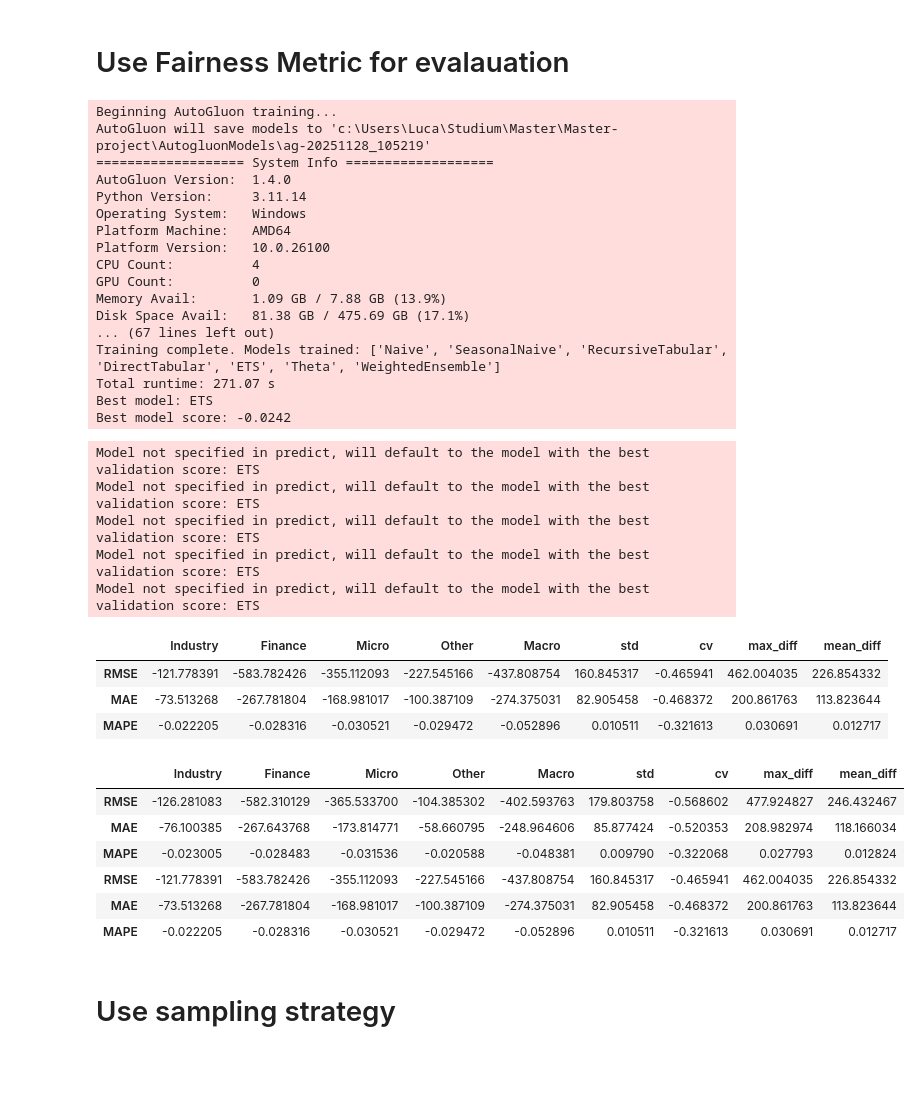
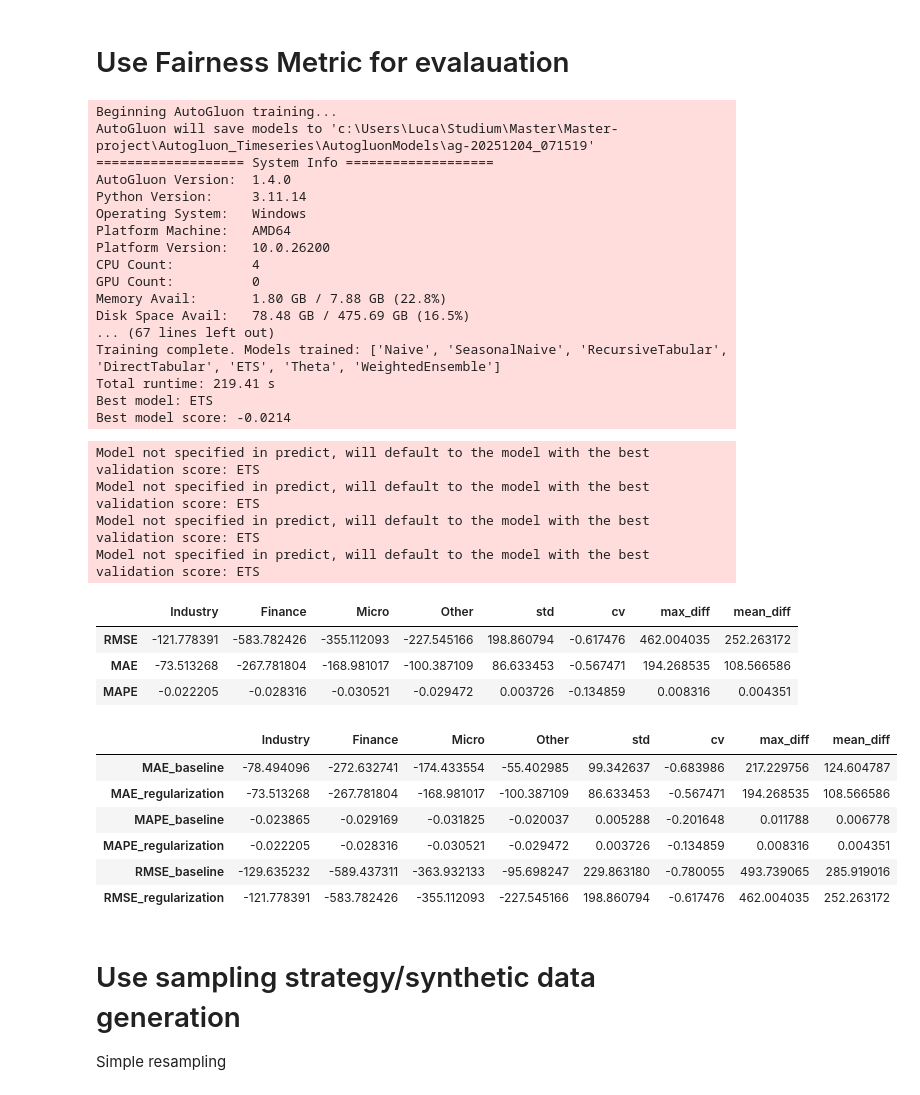
Before and after one commit to lucarueck/Master-project, a Jupyter notebook: Autogluon_Timeseries/baseline.ipynb, the cells around one changed output. Cells and saved outputs as stored; diff of their text form; code cells hidden in the pictures; blank space fills up the shorter version.

Commit message:
Current Benchmark using Autogluon Timeseries Predictor

```diff
--- a/Autogluon_Timeseries/baseline.ipynb
+++ b/Autogluon_Timeseries/baseline.ipynb
@@ -7,3 +7,8 @@ from metrics import MAPE_GroupFairnessScorer, evaluate_predictions
 Look into autogluon tutorial for explanations of this code
 The dtype of the columns determines the interpretation and preprocessing of the features
 Autogluon has its own dataframe type with static and dynamic features
+# %%
+df = pd.read_csv("../possible_datasets/M4/train.csv")
+static_features_df = pd.read_csv("../possible_datasets/M4/metadata.csv")
+
+static_features_df.domain.value_counts()
@@ -9,0 +23,4 @@ Autogluon has its own dataframe type with static and dynamic features
+# %%
+drop_ids = static_features_df.loc[static_features_df.domain == "Macro", "item_id"]
+static_features_df = static_features_df.loc[~static_features_df.item_id.isin(drop_ids)]
+df = df.loc[~df.item_id.isin(drop_ids)]
@@ -83,22 +98,22 @@ predictor = TimeSeriesPredictor(
 ).fit(train_data, presets="fast_training")
 # %% [output]
 Beginning AutoGluon training...
-AutoGluon will save models to 'c:\Users\Luca\Studium\Master\Master-project\AutogluonModels\ag-20251128_105219'
+AutoGluon will save models to 'c:\Users\Luca\Studium\Master\Master-project\Autogluon_Timeseries\AutogluonModels\ag-20251204_071519'
 =================== System Info ===================
 AutoGluon Version:  1.4.0
 Python Version:     3.11.14
 Operating System:   Windows
 Platform Machine:   AMD64
-Platform Version:   10.0.26100
+Platform Version:   10.0.26200
 CPU Count:          4
 GPU Count:          0
-Memory Avail:       1.09 GB / 7.88 GB (13.9%)
-Disk Space Avail:   81.38 GB / 475.69 GB (17.1%)
+Memory Avail:       1.80 GB / 7.88 GB (22.8%)
+Disk Space Avail:   78.48 GB / 475.69 GB (16.5%)
 ... (67 lines left out)
 Training complete. Models trained: ['Naive', 'SeasonalNaive', 'RecursiveTabular', 'DirectTabular', 'ETS', 'Theta', 'WeightedEnsemble']
-Total runtime: 271.07 s
+Total runtime: 219.41 s
 Best model: ETS
-Best model score: -0.0242
+Best model score: -0.0214
 # %%
 df_regularization = evaluate_predictions(test_data, predictor)
 df_regularization["domain"]
@@ -107,20 +122,27 @@ Model not specified in predict, will default to the model with the best validati
 Model not specified in predict, will default to the model with the best validation score: ETS
 Model not specified in predict, will default to the model with the best validation score: ETS
 Model not specified in predict, will default to the model with the best validation score: ETS
-Model not specified in predict, will default to the model with the best validation score: ETS
-|  | Industry | Finance | Micro | Other | Macro | std | cv | max_diff | mean_diff |
-| RMSE | -121.778391 | -583.782426 | -355.112093 | -227.545166 | -437.808754 | 160.845317 | -0.465941 | 462.004035 | 226.854332 |
-| MAE | -73.513268 | -267.781804 | -168.981017 | -100.387109 | -274.375031 | 82.905458 | -0.468372 | 200.861763 | 113.823644 |
-| MAPE | -0.022205 | -0.028316 | -0.030521 | -0.029472 | -0.052896 | 0.010511 | -0.321613 | 0.030691 | 0.012717 |
+|  | Industry | Finance | Micro | Other | std | cv | max_diff | mean_diff |
+| RMSE | -121.778391 | -583.782426 | -355.112093 | -227.545166 | 198.860794 | -0.617476 | 462.004035 | 252.263172 |
+| MAE | -73.513268 | -267.781804 | -168.981017 | -100.387109 | 86.633453 | -0.567471 | 194.268535 | 108.566586 |
+| MAPE | -0.022205 | -0.028316 | -0.030521 | -0.029472 | 0.003726 | -0.134859 | 0.008316 | 0.004351 |
 # %%
-pd.concat([df_baseline["domain"], df_regularization["domain"]], axis=0)
+s_base = df_baseline["domain"].copy()
+s_reg = df_regularization["domain"].copy()
+
+s_base.index = s_base.index.astype(str) + "_baseline"
+s_reg.index = s_reg.index.astype(str) + "_regularization"
+
+pd.concat([s_base, s_reg], axis=0).sort_index()
 # %% [output]
-|  | Industry | Finance | Micro | Other | Macro | std | cv | max_diff | mean_diff |
-| RMSE | -126.281083 | -582.310129 | -365.533700 | -104.385302 | -402.593763 | 179.803758 | -0.568602 | 477.924827 | 246.432467 |
-| MAE | -76.100385 | -267.643768 | -173.814771 | -58.660795 | -248.964606 | 85.877424 | -0.520353 | 208.982974 | 118.166034 |
-| MAPE | -0.023005 | -0.028483 | -0.031536 | -0.020588 | -0.048381 | 0.009790 | -0.322068 | 0.027793 | 0.012824 |
-| RMSE | -121.778391 | -583.782426 | -355.112093 | -227.545166 | -437.808754 | 160.845317 | -0.465941 | 462.004035 | 226.854332 |
-| MAE | -73.513268 | -267.781804 | -168.981017 | -100.387109 | -274.375031 | 82.905458 | -0.468372 | 200.861763 | 113.823644 |
-| MAPE | -0.022205 | -0.028316 | -0.030521 | -0.029472 | -0.052896 | 0.010511 | -0.321613 | 0.030691 | 0.012717 |
+|  | Industry | Finance | Micro | Other | std | cv | max_diff | mean_diff |
+| MAE_baseline | -78.494096 | -272.632741 | -174.433554 | -55.402985 | 99.342637 | -0.683986 | 217.229756 | 124.604787 |
+| MAE_regularization | -73.513268 | -267.781804 | -168.981017 | -100.387109 | 86.633453 | -0.567471 | 194.268535 | 108.566586 |
+| MAPE_baseline | -0.023865 | -0.029169 | -0.031825 | -0.020037 | 0.005288 | -0.201648 | 0.011788 | 0.006778 |
+| MAPE_regularization | -0.022205 | -0.028316 | -0.030521 | -0.029472 | 0.003726 | -0.134859 | 0.008316 | 0.004351 |
+| RMSE_baseline | -129.635232 | -589.437311 | -363.932133 | -95.698247 | 229.863180 | -0.780055 | 493.739065 | 285.919016 |
+| RMSE_regularization | -121.778391 | -583.782426 | -355.112093 | -227.545166 | 198.860794 | -0.617476 | 462.004035 | 252.263172 |
 # %% [markdown]
-# Use sampling strategy
+# Use sampling strategy/synthetic data generation
+
+Simple resampling
```
Also changed, not shown: parts of 16 cells of this notebook, 3 other files.
